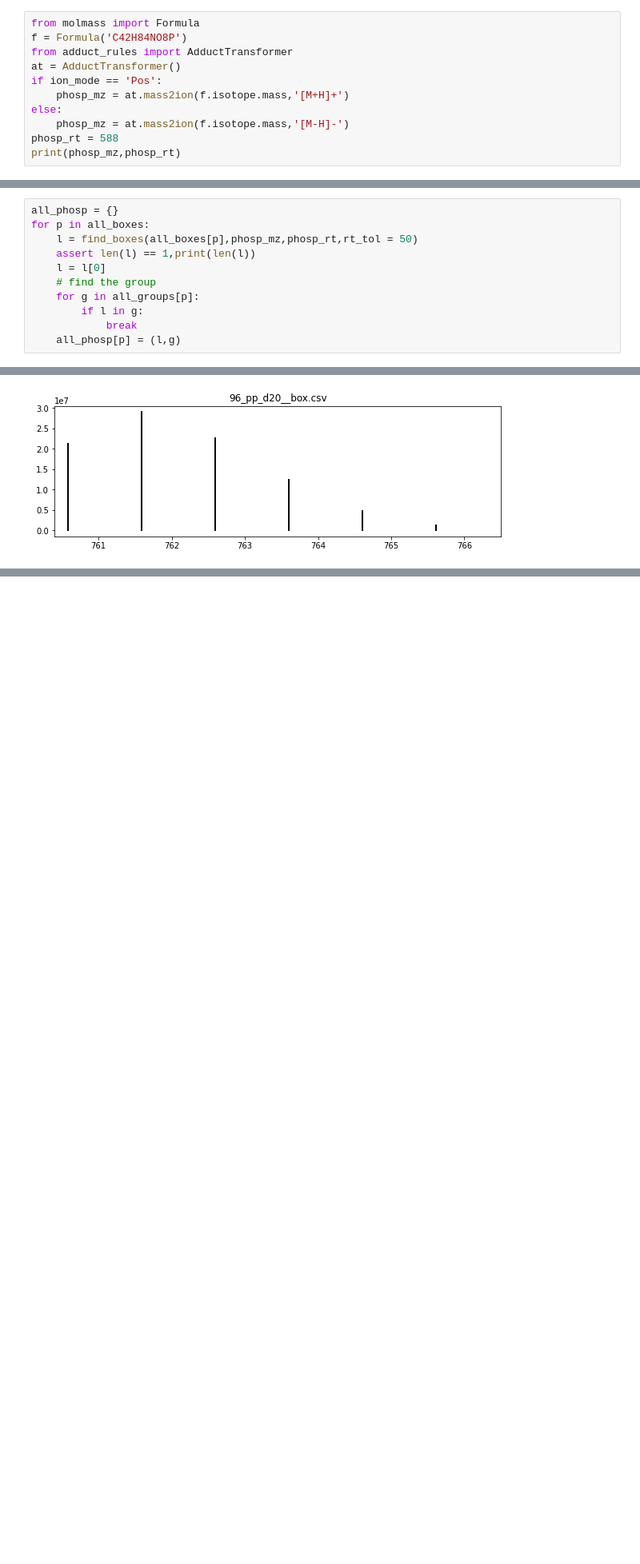
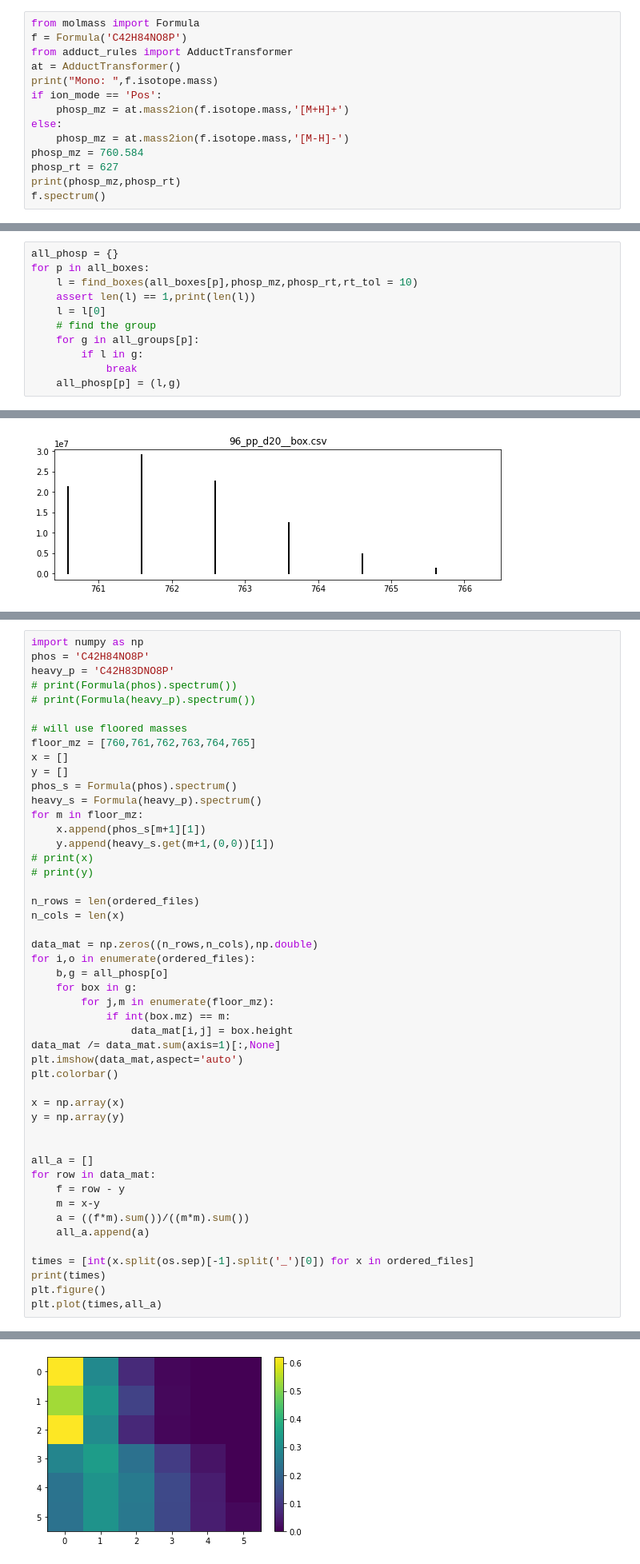
Before and after one commit to sdrogers/lipid_prototype, a Jupyter notebook: notebooks/phospha.ipynb, the cells around one changed output, grey strips where cells are left out. Shown at 80% size. Saved outputs shown, nothing was run; the diff lists cells and outputs as text; blank space fills up the shorter version.

Commit message:
added some deconv to the phosp notebook

```diff
--- a/notebooks/phospha.ipynb
+++ b/notebooks/phospha.ipynb
@@ -66,10 +66,13 @@ from molmass import Formula
 f = Formula('C42H84NO8P')
 from adduct_rules import AdductTransformer
 at = AdductTransformer()
+print("Mono: ",f.isotope.mass)
 if ion_mode == 'Pos':
     phosp_mz = at.mass2ion(f.isotope.mass,'[M+H]+')
 else:
     phosp_mz = at.mass2ion(f.isotope.mass,'[M-H]-')
-phosp_rt = 588
+phosp_mz = 760.584
+phosp_rt = 627
 print(phosp_mz,phosp_rt)
+f.spectrum()
 # %% [output]
@@ -77,7 +92,7 @@ print(phosp_mz,phosp_rt)
 # %%
 all_phosp = {}
 for p in all_boxes:
-    l = find_boxes(all_boxes[p],phosp_mz,phosp_rt,rt_tol = 50)
+    l = find_boxes(all_boxes[p],phosp_mz,phosp_rt,rt_tol = 10)
     assert len(l) == 1,print(len(l))
     l = l[0]
     # find the group
@@ -137,0 +153,49 @@ Relative mass    Fraction %      Intensity
+# %%
+import numpy as np
+phos = 'C42H84NO8P'
+heavy_p = 'C42H83DNO8P'
+# print(Formula(phos).spectrum())
+# print(Formula(heavy_p).spectrum())
+
+# will use floored masses
+floor_mz = [760,761,762,763,764,765]
+x = []
+y = []
+phos_s = Formula(phos).spectrum()
+heavy_s = Formula(heavy_p).spectrum()
+for m in floor_mz:
+    x.append(phos_s[m+1][1])
+    y.append(heavy_s.get(m+1,(0,0))[1])
+# print(x)
+# print(y)
+
+n_rows = len(ordered_files)
+n_cols = len(x)
+
+data_mat = np.zeros((n_rows,n_cols),np.double)
+for i,o in enumerate(ordered_files):
+    b,g = all_phosp[o]
+    for box in g:
+        for j,m in enumerate(floor_mz):
+            if int(box.mz) == m:
+                data_mat[i,j] = box.height
+data_mat /= data_mat.sum(axis=1)[:,None]
+plt.imshow(data_mat,aspect='auto')
+plt.colorbar()
+
+x = np.array(x)
+y = np.array(y)
+
+
+all_a = []
+for row in data_mat:
+    f = row - y
+    m = x-y
+    a = ((f*m).sum())/((m*m).sum())
+    all_a.append(a)
+
+times = [int(x.split(os.sep)[-1].split('_')[0]) for x in ordered_files]
+print(times)
+plt.figure()
+plt.plot(times,all_a)
+# %% [output]
@@ -137,0 +204 @@ Relative mass    Fraction %      Intensity
+[figure, added]
```
Also changed, not shown: parts of 8 cells of this notebook.
